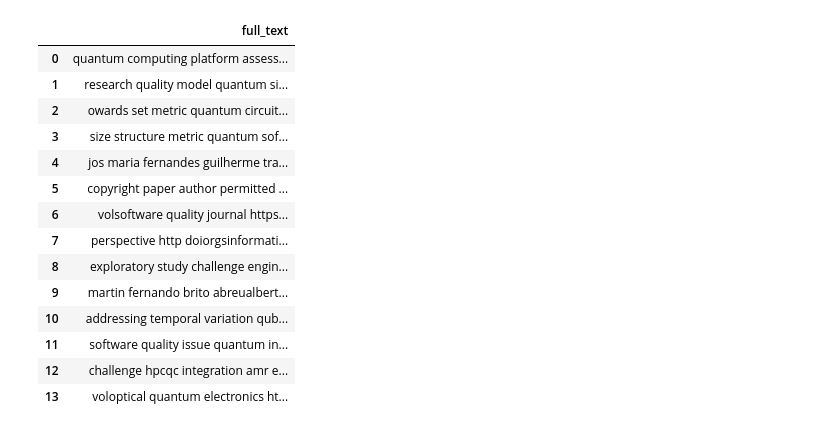
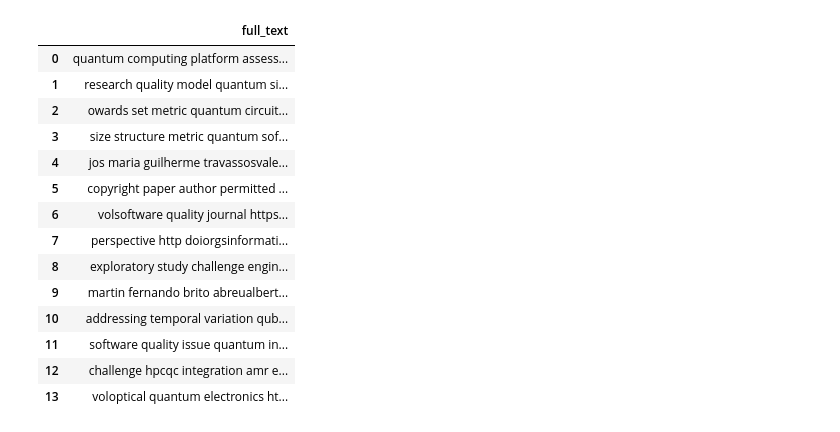
Before and after one commit to xthecapx/mapping, a Jupyter notebook: pdf.ipynb, the cells around one changed output. Cells and saved outputs as stored; diff of their text form; code cells hidden in the pictures.

```diff
--- a/pdf.ipynb
+++ b/pdf.ipynb
@@ -1,11 +0,0 @@
-# %%
-import os
-from PyPDF2 import PdfReader
-
-pdfs = os.listdir("./pdf")
-pdfs[0]
-
-reader = PdfReader("./pdf/" + pdfs[0])
-page = reader.pages[0]
-
-print(page.extract_text())
@@ -76,17 +22,4 @@ df
 # %%
-import os
-import pandas as pd
-import re
-import nltk
-from PyPDF2 import PdfReader
-from nltk.corpus import stopwords
-from nltk.tokenize import word_tokenize
-from nltk.stem import WordNetLemmatizer
-
-nltk.download('punkt')
-nltk.download('stopwords')
-nltk.download('wordnet')
-
 def clean_text(text):
     # Remove punctuation and special characters
     text = re.sub(r'[^a-zA-Z\s]', '', text)
@@ -99,8 +32,9 @@ def clean_text(text):
 
     # Remove stop words, custom ignore words, and words with length <= 3
     stop_words = set(stopwords.words('english'))
-    ignore_words = set(['unal', 'authorized', 'exclusive', 'switzerland', 'shepperd', 'ed', 'posteriori', 'restriction', 'ccis', 'yes', 'fig', 'vol', 'utc', 'httpsdoiorg', 'lnsc', 'quatic', 'rst', 'universidad', 'nacional', 'colombia', 'use', 'limited', 'licensed', 'april', 'downloaded', 'click'])
+    ignore_words = set(['xplore', 'wwwnaturecomnatcomputsci', 'septerber', 'author', 'license', 'nature', 'fernandes', 'iia', 'icsa', 'arxiv', 'springer', 'ieee', 'doi', 'unal', 'authorized', 'exclusive', 'switzerland', 'shepperd', 'ed', 'posteriori', 'restriction', 'ccis', 'yes', 'fig', 'vol', 'utc', 'httpsdoiorg', 'lnsc', 'quatic', 'rst', 'universidad', 'nacional', 'colombia', 'use', 'limited', 'licensed', 'april', 'downloaded', 'click'])
     stop_words.update(ignore_words)
+
     tokens = word_tokenize(text)
     tokens = [word for word in tokens if word not in stop_words and len(word) >= 3]
 
@@ -123,5 +57,6 @@ for pdf_file in os.listdir(pdf_directory):
         cleaned_text = clean_text(full_text)
         pdf_texts.append(cleaned_text)
 
-df_clean = pd.DataFrame({"full_text": pdf_texts})
+df = pd.DataFrame({"full_text": pdf_texts})
+df
 # %% [output]
@@ -137,20 +63,17 @@ df_clean = pd.DataFrame({"full_text": pdf_texts})
+|  | full_text |
+| 0 | quantum computing platform assess... |
+| 1 | research quality model quantum si... |
+| 2 | owards set metric quantum circuit... |
+| 3 | size structure metric quantum sof... |
+| 4 | jos maria guilherme travassosvale... |
+| 5 | copyright paper author permitted ... |
+| 6 | volsoftware quality journal https... |
+| 7 | perspective http doiorgsinformati... |
+| 8 | exploratory study challenge engin... |
+| 9 | martin fernando brito abreualbert... |
+| 10 | addressing temporal variation qub... |
+| 11 | software quality issue quantum in... |
+| 12 | challenge hpcqc integration amr e... |
+| 13 | voloptical quantum electronics ht... |
-# %%
-df_clean
-# %% [output]
-|  | full_text |
-| 0 | quantum computing platform assess... |
-| 1 | research quality model quantum si... |
-| 2 | owards set metric quantum circuit... |
-| 3 | size structure metric quantum sof... |
-| 4 | jos maria fernandes guilherme tra... |
-| 5 | copyright paper author permitted ... |
-| 6 | volsoftware quality journal https... |
-| 7 | perspective http doiorgsinformati... |
-| 8 | exploratory study challenge engin... |
-| 9 | martin fernando brito abreualbert... |
-| 10 | addressing temporal variation qub... |
-| 11 | software quality issue quantum in... |
-| 12 | challenge hpcqc integration amr e... |
-| 13 | voloptical quantum electronics ht... |
 # %%
 csv_file_path = "pdf_full_texts.csv"
```
Also changed, not shown: parts of 12 cells of this notebook, 1 other file.
